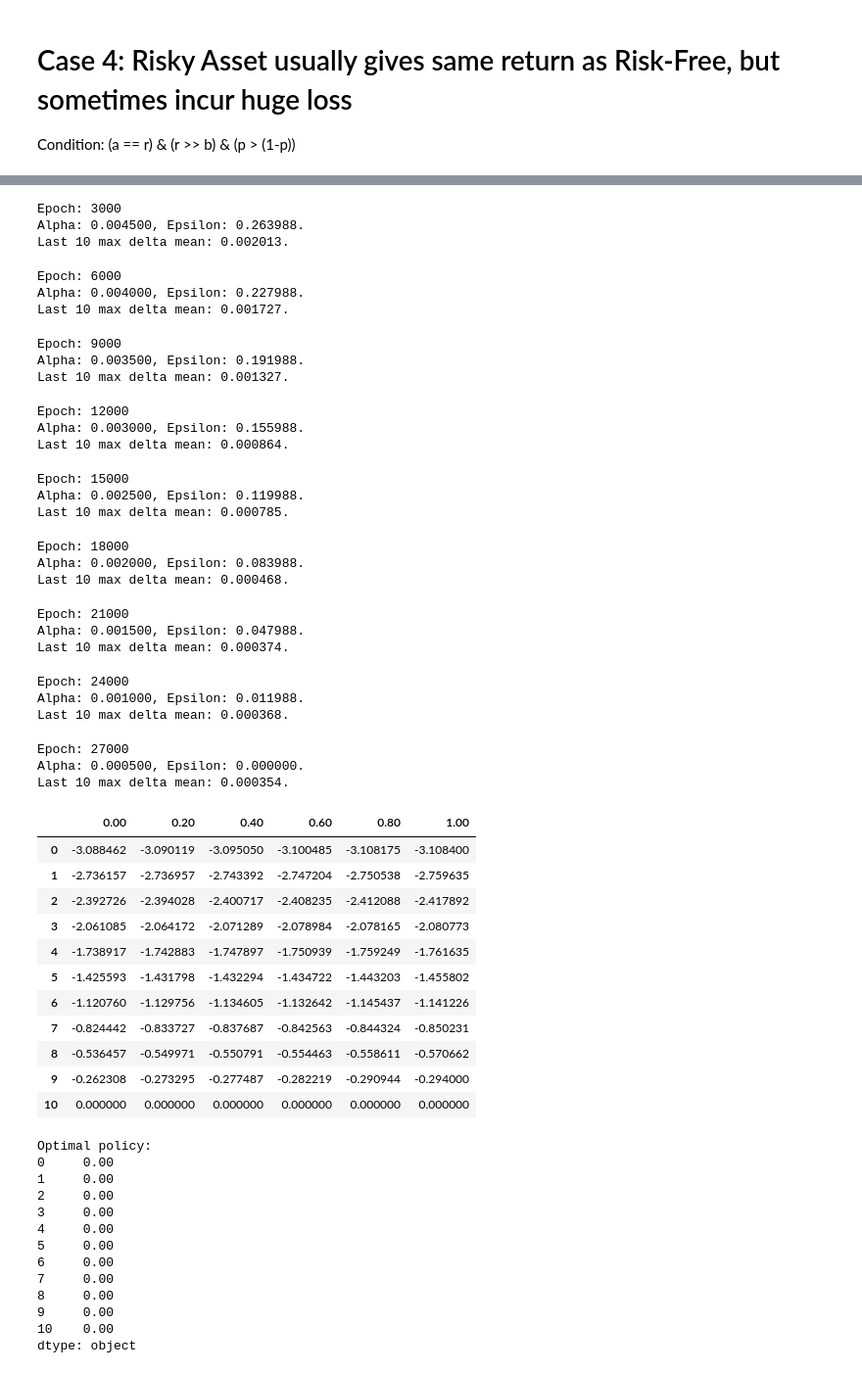
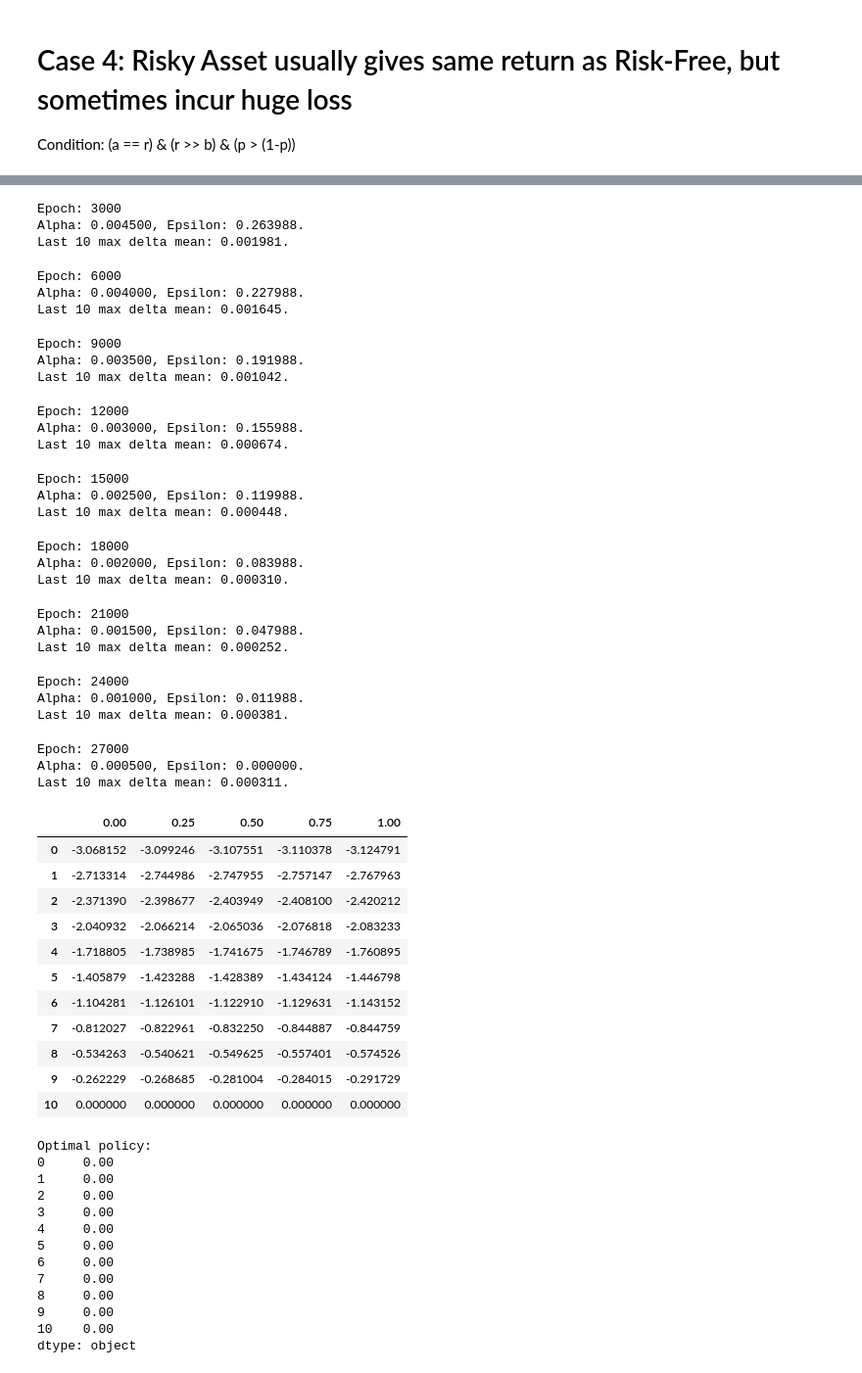
Before and after one commit to dennishylau/msbd6000m_a1, a Jupyter notebook: main.ipynb, the cells around one changed output, grey strips where cells are left out. Shown at 98% size. Drawn from its saved outputs; the diff is of its cells as text; code cells hidden in the pictures.

```diff
--- a/main.ipynb
+++ b/main.ipynb
@@ -325,7 +355,7 @@ states = np.arange(0, T + 1, 1)
 actions = ActionSpace(
     Decimal("0"),
     Decimal("1.0"),
-    Decimal("0.2"))
+    Decimal("0.25"))
 # policy
 policy = Policy(
     epochs=EPOCHS,
@@ -352,54 +382,54 @@ train(
     reward_eval=reward_eval,
     cara_coef=CARA_COEF,
     early_stopping=1e-4
 )
 
 display(policy.q_table)
 
 print("Optimal policy:")
 policy.print()
 # %% [output]
 Epoch: 0
 Alpha: 0.005000, Epsilon: 0.299988.
 Epoch: 3000
 Alpha: 0.004500, Epsilon: 0.263988.
-Last 10 max delta mean: 0.002013.
+Last 10 max delta mean: 0.001981.
 Epoch: 6000
 Alpha: 0.004000, Epsilon: 0.227988.
-Last 10 max delta mean: 0.001727.
+Last 10 max delta mean: 0.001645.
 Epoch: 9000
 Alpha: 0.003500, Epsilon: 0.191988.
-Last 10 max delta mean: 0.001327.
+Last 10 max delta mean: 0.001042.
 Epoch: 12000
 Alpha: 0.003000, Epsilon: 0.155988.
-Last 10 max delta mean: 0.000864.
+Last 10 max delta mean: 0.000674.
 Epoch: 15000
 Alpha: 0.002500, Epsilon: 0.119988.
-Last 10 max delta mean: 0.000785.
+Last 10 max delta mean: 0.000448.
 Epoch: 18000
 Alpha: 0.002000, Epsilon: 0.083988.
-Last 10 max delta mean: 0.000468.
+Last 10 max delta mean: 0.000310.
 Epoch: 21000
 Alpha: 0.001500, Epsilon: 0.047988.
-Last 10 max delta mean: 0.000374.
+Last 10 max delta mean: 0.000252.
 Epoch: 24000
 Alpha: 0.001000, Epsilon: 0.011988.
-Last 10 max delta mean: 0.000368.
+Last 10 max delta mean: 0.000381.
 Epoch: 27000
 Alpha: 0.000500, Epsilon: 0.000000.
-Last 10 max delta mean: 0.000354.
+Last 10 max delta mean: 0.000311.
-|  | 0.00 | 0.20 | 0.40 | 0.60 | 0.80 | 1.00 |
-| 0 | -3.088462 | -3.090119 | -3.095050 | -3.100485 | -3.108175 | -3.108400 |
-| 1 | -2.736157 | -2.736957 | -2.743392 | -2.747204 | -2.750538 | -2.759635 |
-| 2 | -2.392726 | -2.394028 | -2.400717 | -2.408235 | -2.412088 | -2.417892 |
-| 3 | -2.061085 | -2.064172 | -2.071289 | -2.078984 | -2.078165 | -2.080773 |
-| 4 | -1.738917 | -1.742883 | -1.747897 | -1.750939 | -1.759249 | -1.761635 |
-| 5 | -1.425593 | -1.431798 | -1.432294 | -1.434722 | -1.443203 | -1.455802 |
-| 6 | -1.120760 | -1.129756 | -1.134605 | -1.132642 | -1.145437 | -1.141226 |
-| 7 | -0.824442 | -0.833727 | -0.837687 | -0.842563 | -0.844324 | -0.850231 |
-| 8 | -0.536457 | -0.549971 | -0.550791 | -0.554463 | -0.558611 | -0.570662 |
-| 9 | -0.262308 | -0.273295 | -0.277487 | -0.282219 | -0.290944 | -0.294000 |
-| 10 | 0.000000 | 0.000000 | 0.000000 | 0.000000 | 0.000000 | 0.000000 |
+|  | 0.00 | 0.25 | 0.50 | 0.75 | 1.00 |
+| 0 | -3.068152 | -3.099246 | -3.107551 | -3.110378 | -3.124791 |
+| 1 | -2.713314 | -2.744986 | -2.747955 | -2.757147 | -2.767963 |
+| 2 | -2.371390 | -2.398677 | -2.403949 | -2.408100 | -2.420212 |
+| 3 | -2.040932 | -2.066214 | -2.065036 | -2.076818 | -2.083233 |
+| 4 | -1.718805 | -1.738985 | -1.741675 | -1.746789 | -1.760895 |
+| 5 | -1.405879 | -1.423288 | -1.428389 | -1.434124 | -1.446798 |
+| 6 | -1.104281 | -1.126101 | -1.122910 | -1.129631 | -1.143152 |
+| 7 | -0.812027 | -0.822961 | -0.832250 | -0.844887 | -0.844759 |
+| 8 | -0.534263 | -0.540621 | -0.549625 | -0.557401 | -0.574526 |
+| 9 | -0.262229 | -0.268685 | -0.281004 | -0.284015 | -0.291729 |
+| 10 | 0.000000 | 0.000000 | 0.000000 | 0.000000 | 0.000000 |
 Optimal policy:
 0     0.00
 1     0.00
```
Also changed, not shown: parts of 3 cells of this notebook, 6 other files.
